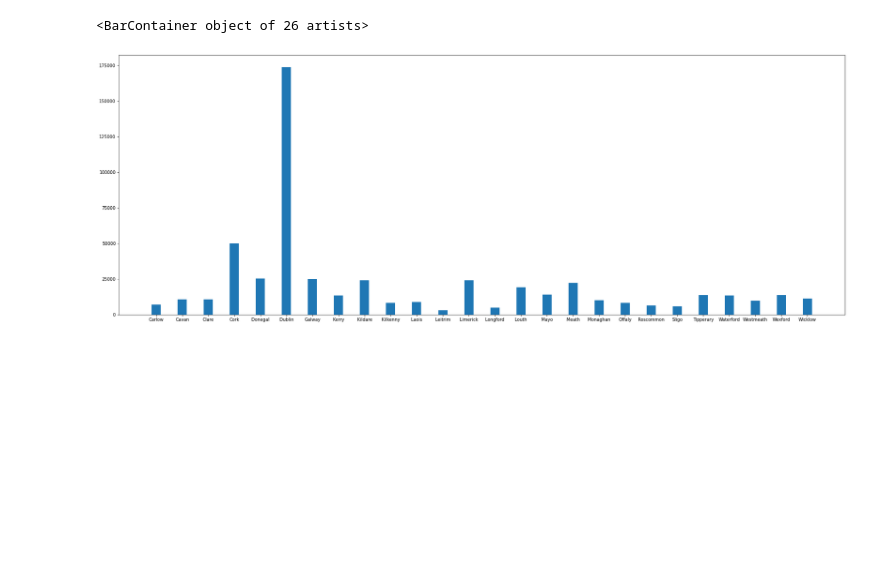
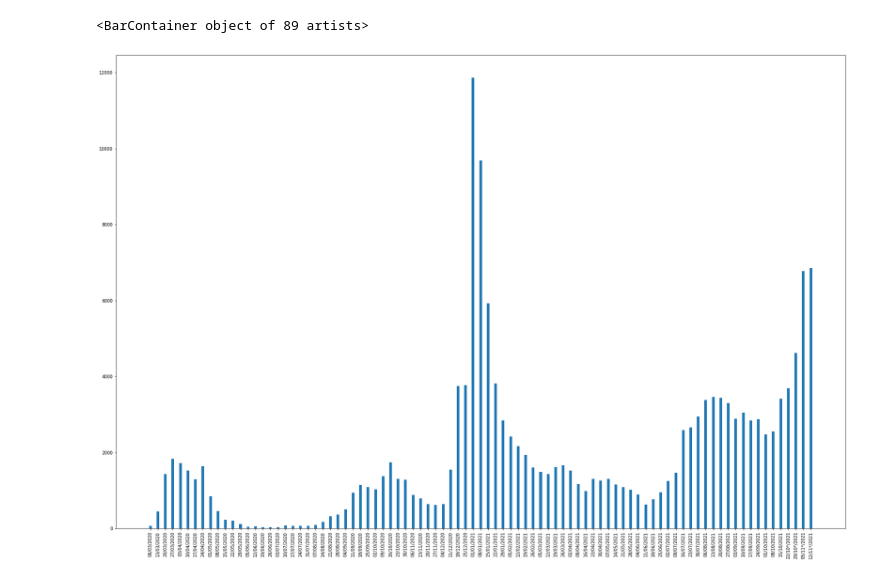
Before and after one commit to pratush07/Covid-Outbreak, a Jupyter notebook: CovidAnalysis.ipynb, the cells around one changed output. Drawn from its saved outputs; the diff is of its cells as text; code cells hidden in the pictures; blank space fills up the shorter version.

Commit message:
adding cases and deaths from new csv

```diff
--- a/CovidAnalysis.ipynb
+++ b/CovidAnalysis.ipynb
@@ -3,6 +3,6 @@ import numpy as np
 import pandas as pd
 import matplotlib.pyplot as plt
 # %%
-df_county = pd.read_csv("covid_county_stat.csv")
-df_detailed = pd.read_csv("covid_detailed_stat.csv")
+df_cases = pd.read_csv("Cases.csv")
+df_deaths = pd.read_csv("Deaths.csv")
 # %%
@@ -24,11 +40,16 @@ df_county
+# %%
+df_cases['Dublin'] = df_cases['Dublin'].apply(lambda x: x.strip())
+df_cases['Dublin'] = df_cases['Dublin'].apply(lambda x: x.replace(",", ""))
+df_cases['Dublin'] = pd.to_numeric(df_cases['Dublin'])
 # %%
 # showing covid cases cases
 figure = plt.gcf()
-figure.set_size_inches(30, 11)
-plt.bar(df_county['CountyName'].unique(), df_county['ConfirmedCovidCases'].tail(26), width=0.35)
+figure.set_size_inches(30, 20)
+plt.xticks(rotation=90)
+plt.bar(df_cases['Date'], df_cases['Dublin'], width=0.35)
 # %% [output]
-<BarContainer object of 26 artists>
+<BarContainer object of 89 artists>
-[figure, old version]
+[figure, new version]
 # %%
 df_detailed.describe()
 # %% [output]
```
Also changed, not shown: parts of 2 cells of this notebook, 2 other files.
